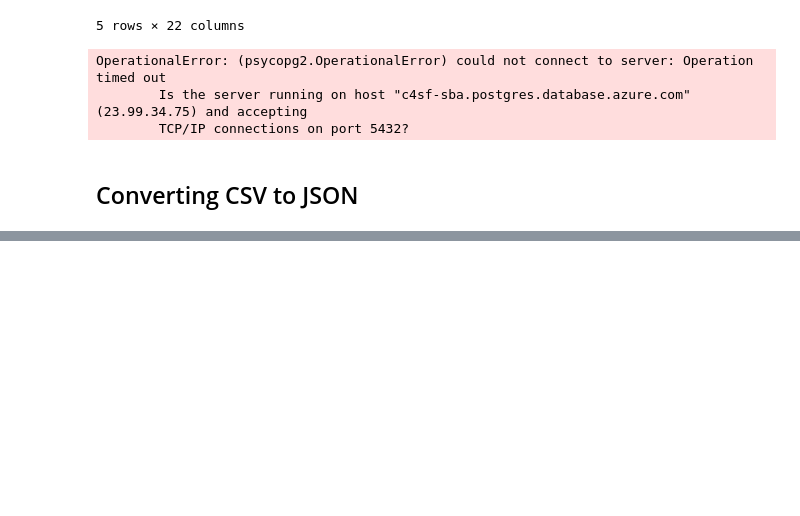
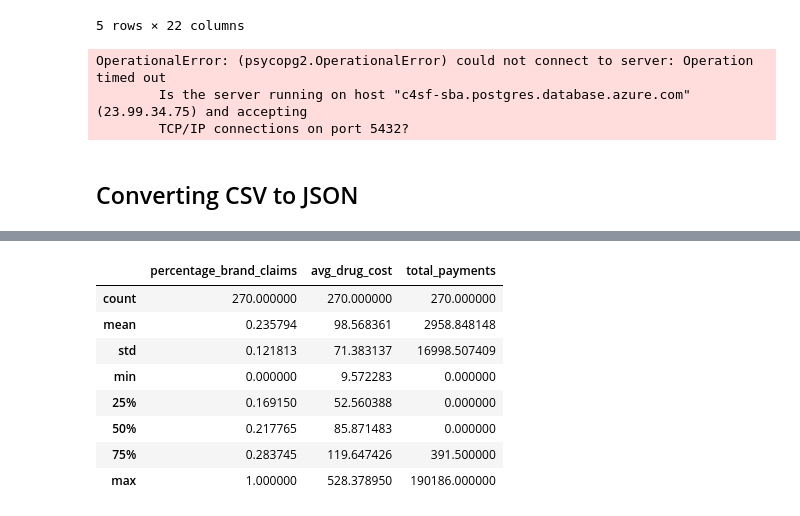
Before and after one commit to sfbrigade/datasci-open-payments, a Jupyter notebook: notebooks/Data Pipelining.ipynb, the cells around one changed output, grey strips where cells are left out. Saved outputs shown, nothing was run; the diff lists cells and outputs as text; code cells hidden in the pictures; blank space fills up the shorter version.

```diff
--- a/notebooks/Data Pipelining.ipynb
+++ b/notebooks/Data Pipelining.ipynb
@@ -179,2 +179,14 @@ df.head()
 # %%
 df.to_json('../output/payments_prescriptions_combined_sf.json', orient='records')
+# %%
+df[['percentage_brand_claims', 'avg_drug_cost', 'total_payments']].describe()
+# %% [output]
+|  | percentage_brand_claims | avg_drug_cost | total_payments |
+| count | 270.000000 | 270.000000 | 270.000000 |
+| mean | 0.235794 | 98.568361 | 2958.848148 |
+| std | 0.121813 | 71.383137 | 16998.507409 |
+| min | 0.000000 | 9.572283 | 0.000000 |
+| 25% | 0.169150 | 52.560388 | 0.000000 |
+| 50% | 0.217765 | 85.871483 | 0.000000 |
+| 75% | 0.283745 | 119.647426 | 391.500000 |
+| max | 1.000000 | 528.378950 | 190186.000000 |
```
Also changed, not shown: parts of 1 cell of this notebook, 1 other file.
